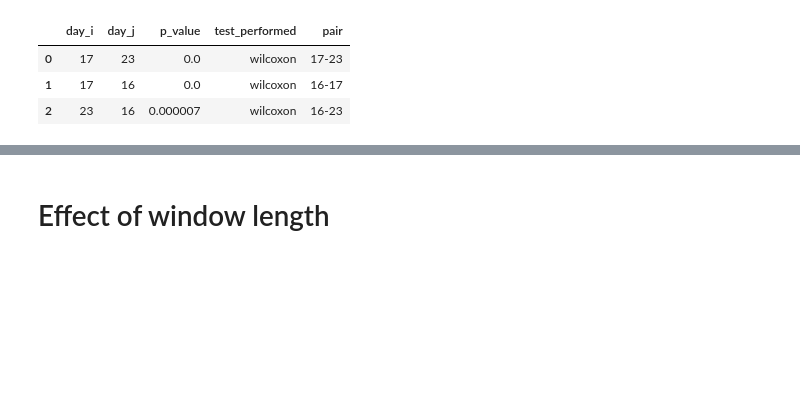
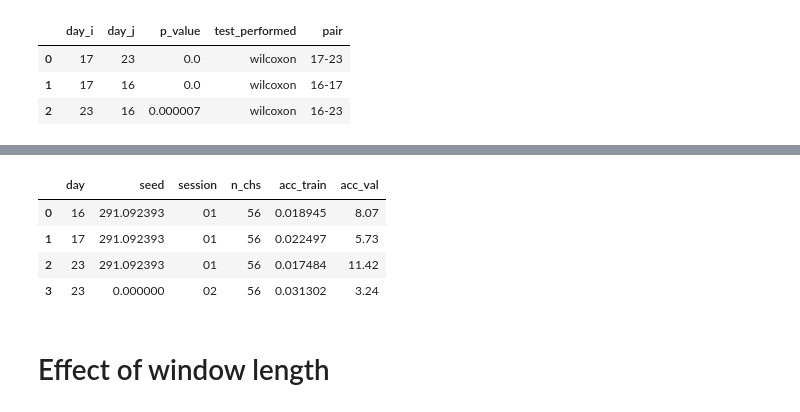
Before and after one commit to FarahBaracat/gest_classification_eng, a Jupyter notebook: notebooks/2.compile_results.ipynb, the cells around one changed output, grey strips where cells are left out. Cells and saved outputs as stored; diff of their text form; code cells hidden in the pictures; blank space fills up the shorter version.

```diff
--- a/notebooks/2.compile_results.ipynb
+++ b/notebooks/2.compile_results.ipynb
@@ -366,6 +372,12 @@ mean_metrics[[DAY_COL,SEED_COL,SESSION_COL, N_CHS_COL, 'acc_train','acc_val']]
 # %%
 # sd across seeds
-sd_metrics[[DAY_COL,SEED_COL,SESSION_COL, N_CHS_COL, 'acc_train','acc_val']]
+sd_metrics_across_days[[DAY_COL,SEED_COL,SESSION_COL, N_CHS_COL, 'acc_train','acc_val']]
+# %% [output]
+|  | day | seed | session | n_chs | acc_train | acc_val |
+| 0 | 16 | 291.092393 | 01 | 56 | 0.018945 | 8.07 |
+| 1 | 17 | 291.092393 | 01 | 56 | 0.022497 | 5.73 |
+| 2 | 23 | 291.092393 | 01 | 56 | 0.017484 | 11.42 |
+| 3 | 23 | 0.000000 | 02 | 56 | 0.031302 | 3.24 |
 # %% [markdown]
 # Effect of window length
 # %%
```
Also changed, not shown: parts of 5 cells of this notebook, 1 other file.
